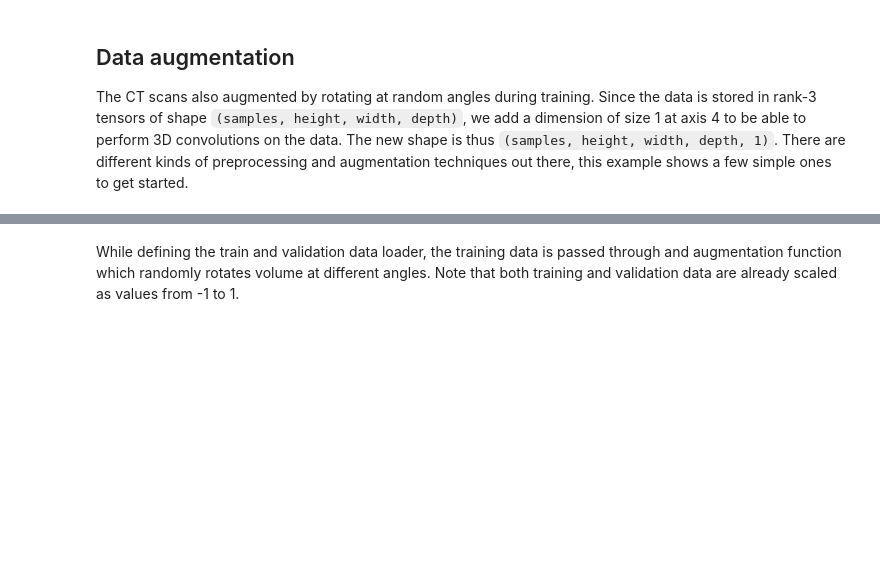
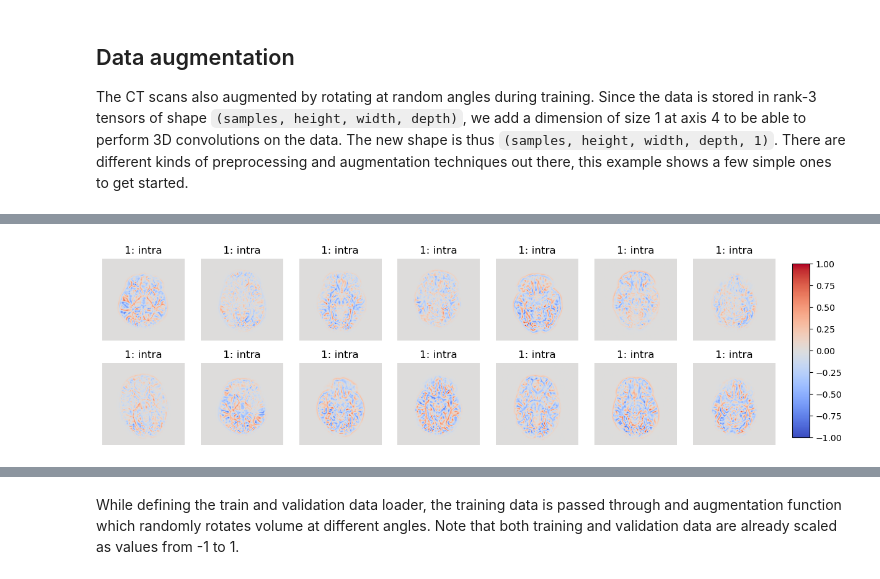
Before and after one commit to Andjelaaaa/3D-image-classification-tutorial, a Jupyter notebook: 3D_image_classification.ipynb, the cells around one changed output, grey strips where cells are left out. Cells and saved outputs as stored; diff of their text form; code cells hidden in the pictures; blank space fills up the shorter version.

```diff
--- a/3D_image_classification.ipynb
+++ b/3D_image_classification.ipynb
@@ -471,0 +547,31 @@ plt.show()
+# %%
+import matplotlib.pyplot as plt
+import numpy as np
+
+# Generate a colorbar to go from -1 to 1
+cmap = plt.cm.get_cmap('coolwarm')
+norm = plt.Normalize(-1, 1)
+sm = plt.cm.ScalarMappable(cmap=cmap, norm=norm)
+sm.set_array([])
+
+fig, axes = plt.subplots(2, 7, figsize=(14, 4))
+
+for i in range(14):
+    row = i // 7
+    col = i % 7
+    image = x_train[i, :, :, :]
+    label = y_train[i]
+    axes[row, col].imshow(np.squeeze(image[:, :, 32]), cmap='coolwarm', norm=norm)
+    if label == 1:
+        axes[row, col].set_title("1: intra")
+    elif label == 0:
+        axes[row, col].set_title("0: inter")
+    axes[row, col].axis('off')
+
+# Add colorbar
+cbar_ax = fig.add_axes([0.92, 0.15, 0.02, 0.7])
+cbar = fig.colorbar(sm, cax=cbar_ax)
+
+plt.show()
+# %% [output]
+[figure, added]
```
Also changed, not shown: parts of 26 cells of this notebook.
